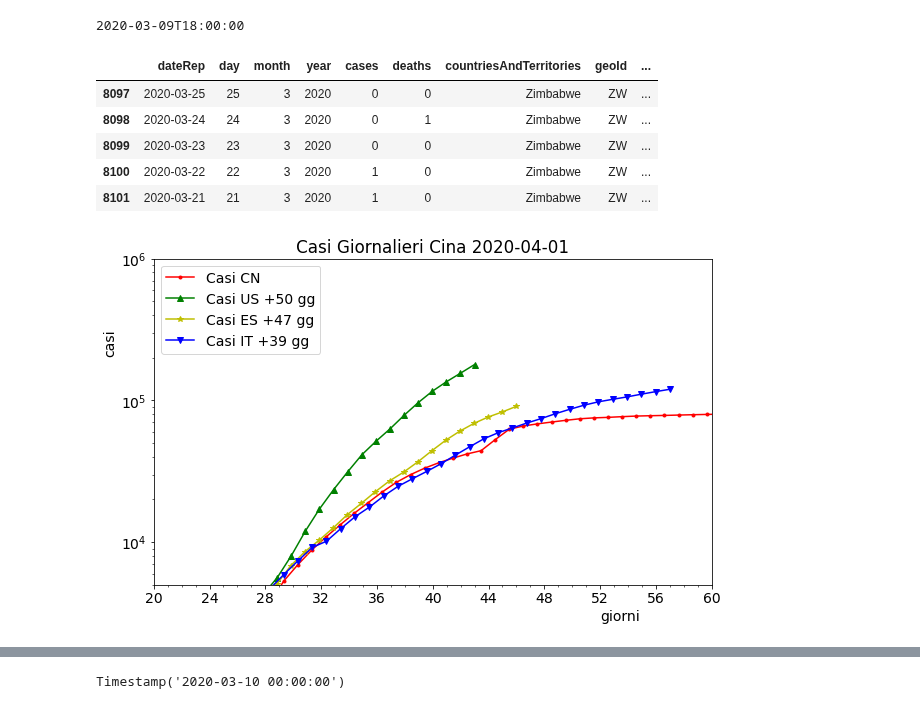
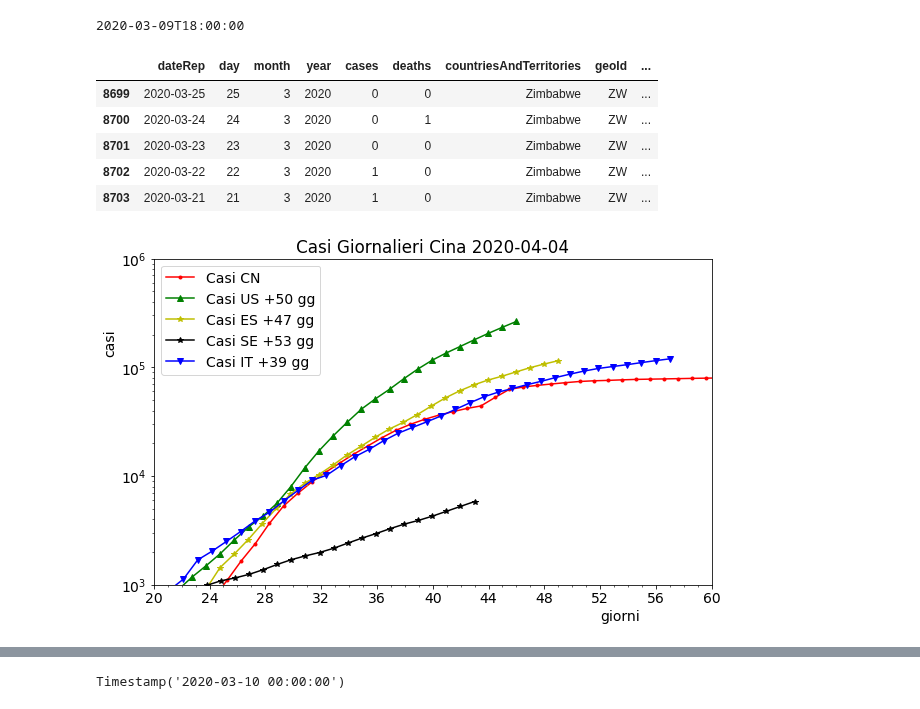
Before and after one commit to lorenzopaolucci/studenti, a Jupyter notebook: covid19.ipynb, the cells around one changed output, grey strips where cells are left out. Drawn from its saved outputs; the diff is of its cells as text; code cells hidden in the pictures.

```diff
--- a/covid19.ipynb
+++ b/covid19.ipynb
@@ -507,17 +507,17 @@ print (df.iloc[14,0])
 # %%
 # world data
 # https://github.com/CSSEGISandData/COVID-19
-data_sel = '2020-04-01'
+data_sel = '2020-04-04'
 url_csv_file = "https://www.ecdc.europa.eu/sites/default/files/documents/COVID-19-geographic-disbtribution-worldwide-{:s}.xlsx".format(data_sel)
 dw = pd.read_excel(url_csv_file)
 dw.tail()
 # %% [output]
 |  | dateRep | day | month | year | cases | deaths | countriesAndTerritories | geoId | ... |
-| 8097 | 2020-03-25 | 25 | 3 | 2020 | 0 | 0 | Zimbabwe | ZW | ... |
-| 8098 | 2020-03-24 | 24 | 3 | 2020 | 0 | 1 | Zimbabwe | ZW | ... |
-| 8099 | 2020-03-23 | 23 | 3 | 2020 | 0 | 0 | Zimbabwe | ZW | ... |
-| 8100 | 2020-03-22 | 22 | 3 | 2020 | 1 | 0 | Zimbabwe | ZW | ... |
-| 8101 | 2020-03-21 | 21 | 3 | 2020 | 1 | 0 | Zimbabwe | ZW | ... |
+| 8699 | 2020-03-25 | 25 | 3 | 2020 | 0 | 0 | Zimbabwe | ZW | ... |
+| 8700 | 2020-03-24 | 24 | 3 | 2020 | 0 | 1 | Zimbabwe | ZW | ... |
+| 8701 | 2020-03-23 | 23 | 3 | 2020 | 0 | 0 | Zimbabwe | ZW | ... |
+| 8702 | 2020-03-22 | 22 | 3 | 2020 | 1 | 0 | Zimbabwe | ZW | ... |
+| 8703 | 2020-03-21 | 21 | 3 | 2020 | 1 | 0 | Zimbabwe | ZW | ... |
 # %%
 from scipy import integrate
 from matplotlib.ticker import MaxNLocator
@@ -525,40 +525,44 @@ China = dw.loc[(dw['geoId'] == 'CN')].sort_values(by="dateRep")
 Italy = dw.loc[(dw['geoId'] == 'IT')].sort_values(by="dateRep")
 USA   = dw.loc[(dw['geoId'] == 'US')].sort_values(by="dateRep")
 Spain = dw.loc[(dw['geoId'] == 'ES')].sort_values(by="dateRep")
+Svezia = dw.loc[(dw['geoId'] == 'SE')].sort_values(by="dateRep")
 T_days =  len(China)
 ita_offset = 39
 usa_offset = 50
 spa_offset = 47
+sve_offset = 53
 x = np.linspace(0, T_days, T_days)
 fig, ax = plt.subplots(figsize=(10,6))
 y_int_IT = integrate.cumtrapz(Italy['cases'], x, initial=0)
 y_int_US = integrate.cumtrapz(USA['cases'], x, initial=0)
 y_int_ES = integrate.cumtrapz(Spain['cases'], x, initial=0)
+y_int_SE = integrate.cumtrapz(Svezia['cases'], x, initial=0)
 
 
 y_int_CN = integrate.cumtrapz(China['cases'], x, initial=0)
 ax.plot(x, y_int_CN, 'r.-', label='Casi CN')
 ax.plot(x-usa_offset, y_int_US, 'g^-', label='Casi US +{:.0f} gg'.format(usa_offset))
 ax.plot(x-spa_offset, y_int_ES, 'y*-', label='Casi ES +{:.0f} gg'.format(spa_offset))
+ax.plot(x-sve_offset, y_int_SE, 'k*-', label='Casi SE +{:.0f} gg'.format(sve_offset))
 #ax.plot(x-ita_offset, y_int_IT, 'bv-', label='Casi IT')
 x = np.linspace(56-ita_offset, len(df['data'])+56-ita_offset, len(df['data']))
 ax.plot(x, df['totale_casi'], 'bv-', label='Casi IT +{:.0f} gg'.format(ita_offset))
 ymax = 1000000
 yptxt = ymax - ymax*0.05
-ax.set_ylim(5000,ymax)
+ax.set_ylim(1000,ymax)
 ax.set_xlim(20,60)
 ax.set_title('Casi Giornalieri Cina '+data_sel)
 ax.set_xlabel('giorni', horizontalalignment = 'left', x=0.8)
 ax.set_ylabel('casi', horizontalalignment = 'left', y=0.7)
 ax.set_yscale('log')
 day=ita_offset-16
 #ax.axvline(day, label='{:s}'.format(Italy.iloc[day, 0].strftime("%y-%b-%Y")))
 ax.xaxis.set_major_locator(MaxNLocator(integer=True))
 plt.minorticks_on()
 plt.legend(loc=2, prop={'size':'medium'})
 plt.show()
 # %% [output]
-[figure, old version]
+[figure, new version]
 # %%
 #China = dw.loc[(dw['GeoId'] == 'CN')].sort_values(by="DateRep")
 #Italy = dw.loc[(dw['GeoId'] == 'IT')].sort_values(by="DateRep")
```
Also changed, not shown: parts of 5 cells of this notebook.
